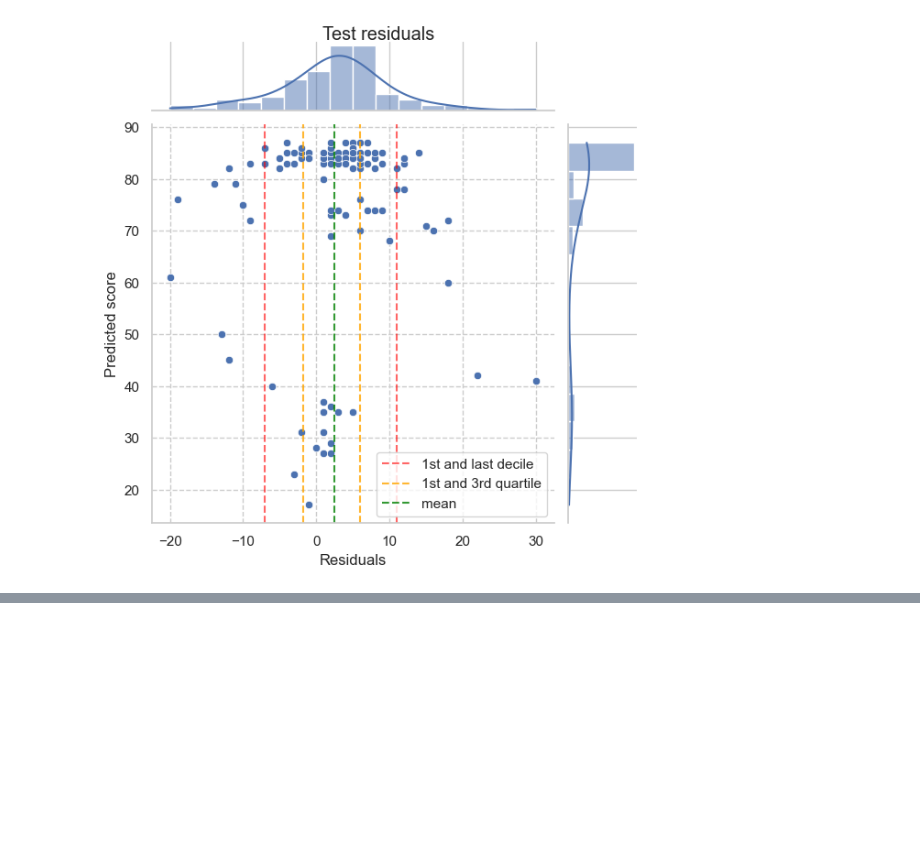
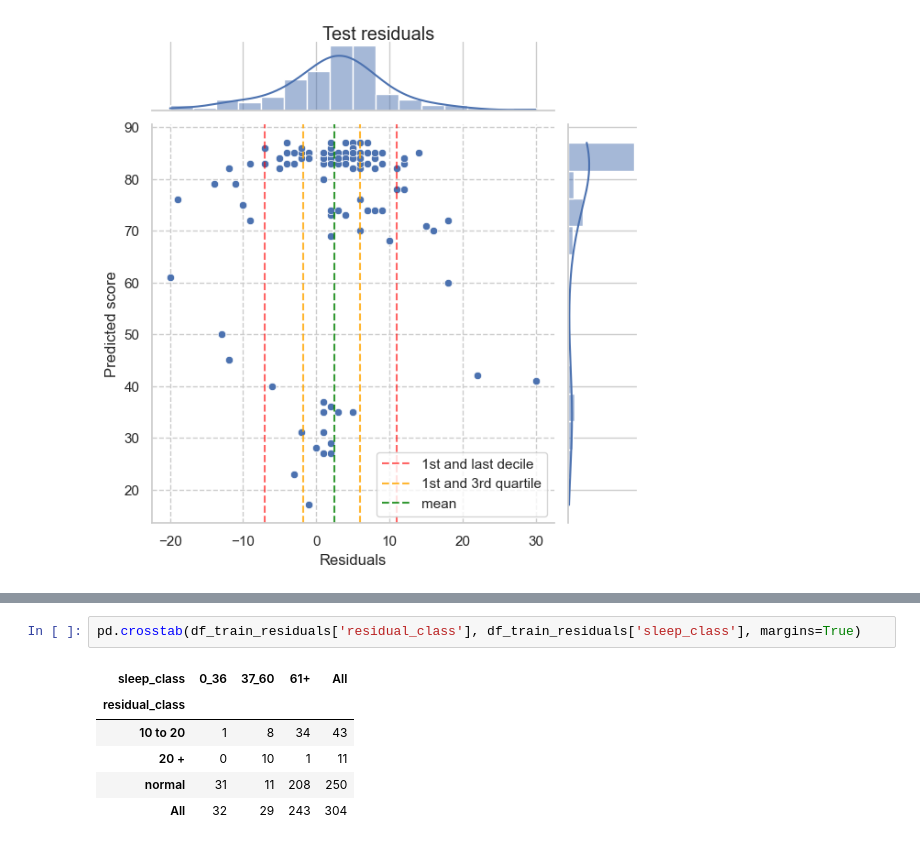
Before and after one commit to irrif/Sleep_score, a Jupyter notebook: sleep_score_regression.ipynb, the cells around one changed output, grey strips where cells are left out. Drawn from its saved outputs; the diff is of its cells as text; blank space fills up the shorter version.

```diff
--- a/sleep_score_regression.ipynb
+++ b/sleep_score_regression.ipynb
@@ -403,0 +524,9 @@ This is to be expected, as this range of scores (40-60) is the least representen
+# %%
+pd.crosstab(df_train_residuals['residual_class'], df_train_residuals['sleep_class'], margins=True)
+# %% [output]
+| sleep_class | 0_36 | 37_60 | 61+ | All |
+| residual_class |  |  |  |  |
+| 10 to 20 | 1 | 8 | 34 | 43 |
+| 20 + | 0 | 10 | 1 | 11 |
+| normal | 31 | 11 | 208 | 250 |
+| All | 32 | 29 | 243 | 304 |
```
Also changed, not shown: parts of 24 cells of this notebook, 1 other file.
